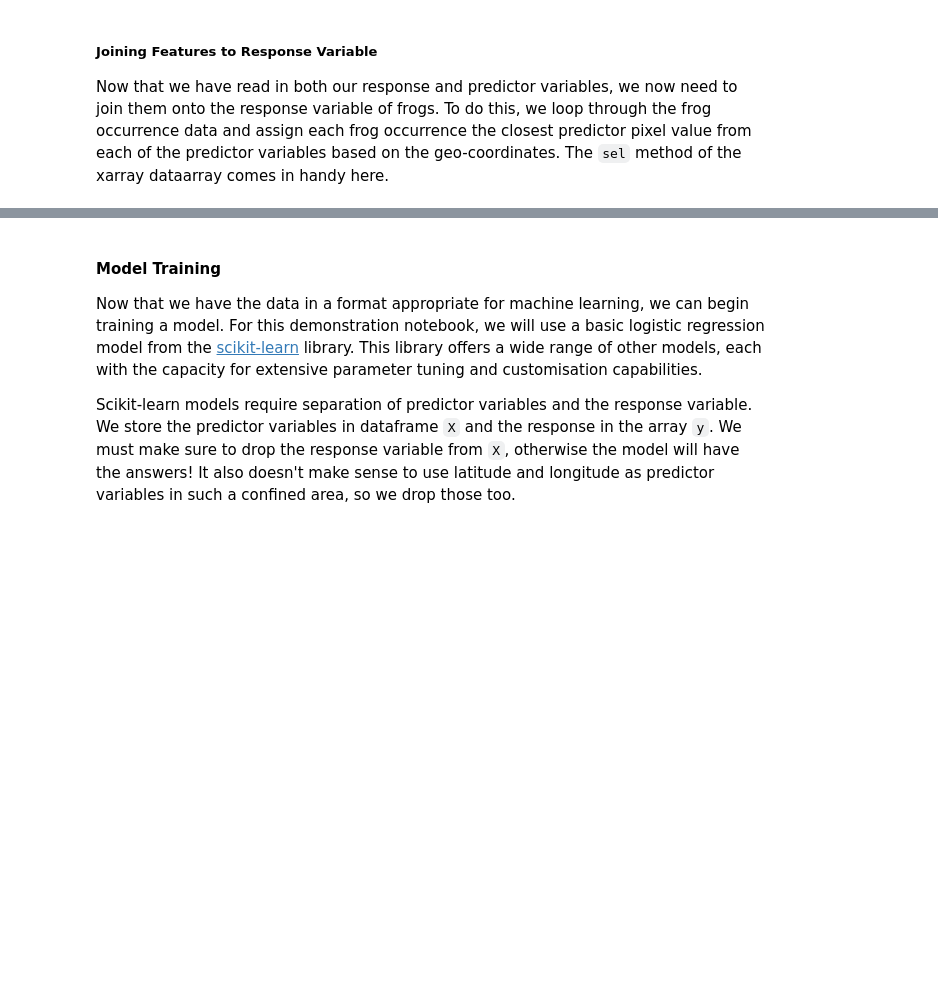
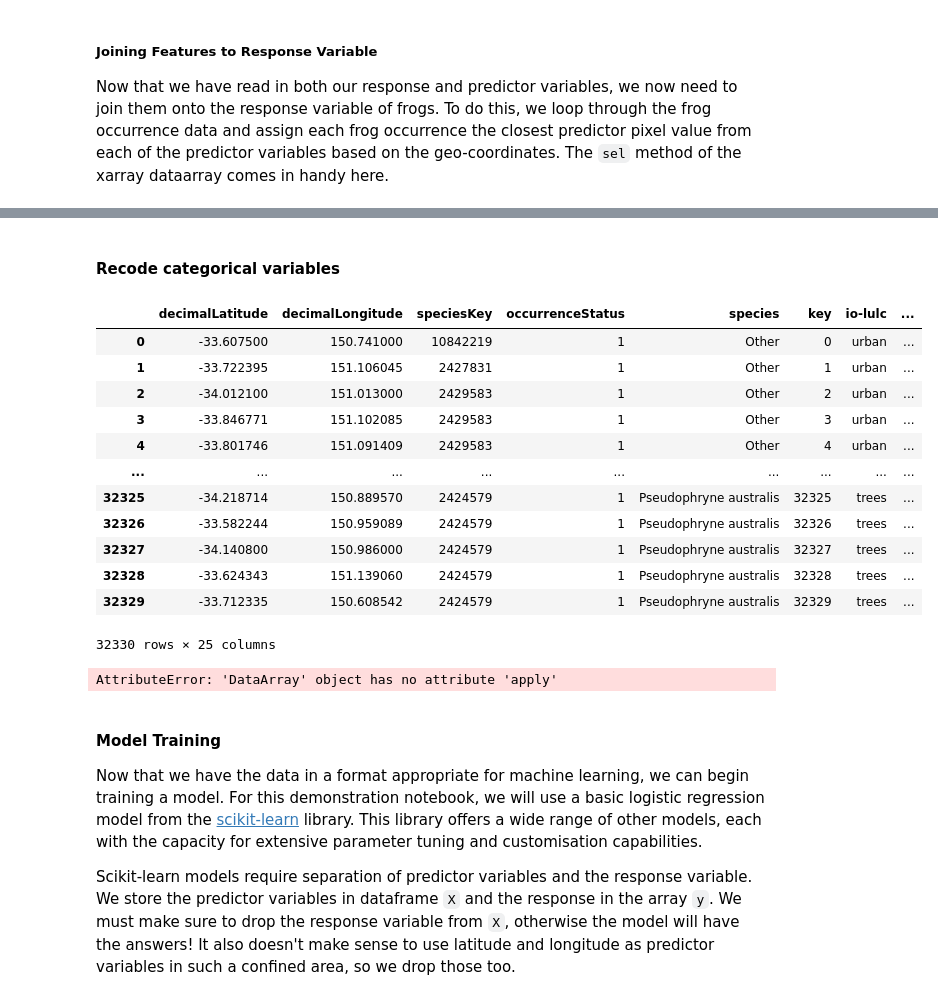
Before and after one commit to EY-Data-Science-Program/2022-Better-Working-World-Data-Challenge, a Jupyter notebook: Model_Level_3.ipynb, the cells around one changed output, grey strips where cells are left out. Saved outputs shown, nothing was run; the diff lists cells and outputs as text; code cells hidden in the pictures; blank space fills up the shorter version.

```diff
--- a/Model_Level_3.ipynb
+++ b/Model_Level_3.ipynb
@@ -582,0 +680,42 @@ model_data.head()
+# %% [markdown]
+#### Recode categorical variables
+# %%
+landcover_mapper = {
+    1:'water', 2:'trees', 3:'grass',
+    4:'flooded_vegetation', 5:'crops',
+    6:'scrub', 7:'urban', 8:'bare_soil',
+    9:'snow_ice', 10:'clouds'
+}
+
+model_data = (
+    model_data
+    .assign(
+        **{'io-lulc':lambda x: x['io-lulc'].map(landcover_mapper)}
+    )
+    # .join(
+    #     pd.get_dummies(
+    #         model_data['io-lulc'].map(landcover_mapper)
+    #     )
+    # )
+    # .drop(['decimalLatitude', 'decimalLongitude', 'speciesKey',
+    #        'occurrenceStatus', 'key', 'io-lulc'], 1)
+)
+model_data
+# %% [output]
+|  | decimalLatitude | decimalLongitude | speciesKey | occurrenceStatus | species | key | io-lulc | ... |
+| 0 | -33.607500 | 150.741000 | 10842219 | 1 | Other | 0 | urban | ... |
+| 1 | -33.722395 | 151.106045 | 2427831 | 1 | Other | 1 | urban | ... |
+| 2 | -34.012100 | 151.013000 | 2429583 | 1 | Other | 2 | urban | ... |
+| 3 | -33.846771 | 151.102085 | 2429583 | 1 | Other | 3 | urban | ... |
+| 4 | -33.801746 | 151.091409 | 2429583 | 1 | Other | 4 | urban | ... |
+| ... | ... | ... | ... | ... | ... | ... | ... | ... |
+| 32325 | -34.218714 | 150.889570 | 2424579 | 1 | Pseudophryne australis | 32325 | trees | ... |
+| 32326 | -33.582244 | 150.959089 | 2424579 | 1 | Pseudophryne australis | 32326 | trees | ... |
+| 32327 | -34.140800 | 150.986000 | 2424579 | 1 | Pseudophryne australis | 32327 | trees | ... |
+| 32328 | -33.624343 | 151.139060 | 2424579 | 1 | Pseudophryne australis | 32328 | trees | ... |
+| 32329 | -33.712335 | 150.608542 | 2424579 | 1 | Pseudophryne australis | 32329 | trees | ... |
+32330 rows × 25 columns
+# %%
+all_datasets[0].apply(landcover_mapper)
+# %% [output]
+AttributeError: 'DataArray' object has no attribute 'apply'
```
Also changed, not shown: parts of 21 cells of this notebook.
